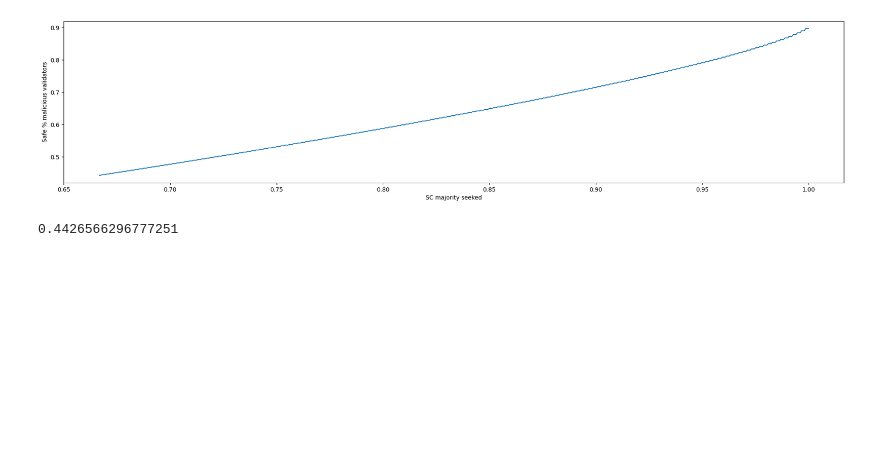
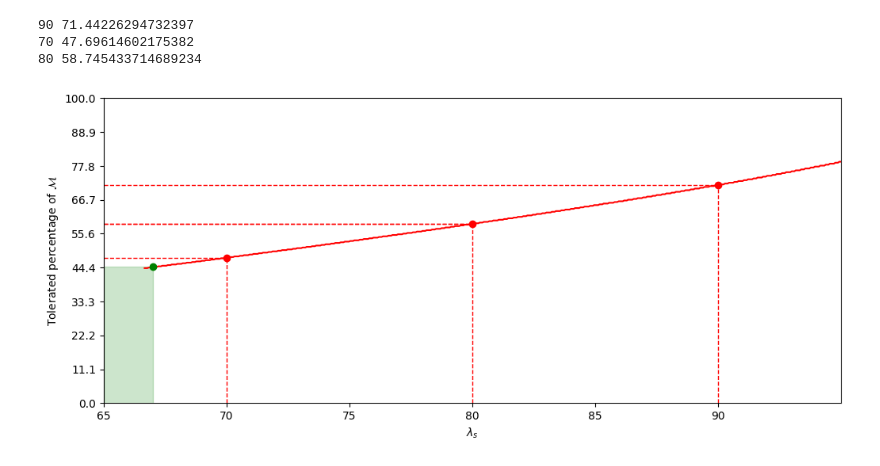
Before and after one commit to metacraft-labs/DendrETH, a Jupyter notebook: docs/long-range-syncing/notebooks/corruption.ipynb, the cells around one changed output. Cells and saved outputs as stored; diff of their text form; code cells hidden in the pictures; blank space fills up the shorter version.

```diff
--- a/docs/long-range-syncing/notebooks/corruption.ipynb
+++ b/docs/long-range-syncing/notebooks/corruption.ipynb
@@ -83,3 +101,10 @@ f()
 # %%
-xs = np.linspace(2/3, 1, 512)
-ys = [safe_percentage_malicious_validators(kp) for kp in xs]
+xs = np.linspace(2/3, .95, 512)
+ys = []
+count = 0
+for kp in xs:
+    value = 100 * safe_percentage_malicious_validators(kp)
+    ys.append(value)
+    count += 1
+    if count % 50 == 0:
+        print(f"count={count}")
@@ -86,13 +122,40 @@ ys = [safe_percentage_malicious_validators(kp) for kp in xs]
 # %%
-plt.figure(figsize=(24, 5))
-plt.plot(xs, ys)
-plt.xlabel('SC majority seeked')
-plt.ylabel('Safe % malicious validators')
-plt.savefig('majority-safemal.png')
-plt.show();
+
+def malicious_share_delta():
+
+    fig = plt.figure(figsize=(12, 5))
+    plt.plot(xs * 100, ys, c="red")
+    plt.xlabel('$\lambda_s}$')
+    plt.xlim(65, 95)  # Manually set x-axis to go from 65 to 100.
+    plt.ylim(0, 100)
+    plt.xticks(np.arange(65, 95, 5))
+    plt.ylabel('Tolerated percentage of $\mathcal{M}$')
+    plt.yticks(np.linspace(0, 100, 10))
+
+    # New points
+    for power in [90, 70, 80]:
+        y_value_at_power = ys[np.argmin(np.abs(xs * 100 - power))]  # find corresponding y-value at this power
+        plt.scatter(power, y_value_at_power, c='red', zorder=3)
+        plt.plot([power, power], [0, y_value_at_power], color='red', linestyle='--', linewidth=1)  # vertical line
+
+        # Add a horizontal line from each point to xmin (let's say 65 in this case)
+        plt.hlines(y=y_value_at_power, xmin=65, xmax=power, color='red', linestyle='--', linewidth=1, zorder=2)
+        print(power, y_value_at_power)
+
+    y_67 = ys[np.argmin(np.abs(xs *100 - 67))]
+    plt.scatter(67, y_67, c='green', zorder=3)
+    plt.hlines(y=y_value_at_power, xmin=65, xmax=power, color='red', linestyle='--', linewidth=1, zorder=2)
+    plt.fill_between([65, 67], -5, y_67, color='green', alpha=0.2)
+    #plt.title('Tolerated percentage of $\mathcal{M}$ as a function of $\lambda_s$')
+
+
+    plt.show();
+    return fig
+
+fig_2 = malicious_share_delta()
+fig_2.savefig('../assets/majority-safemal.png')
 # %% [output]
+90 71.44226294732397
+70 47.69614602175382
+80 58.745433714689234
-[figure, old version]
+[figure, new version]
-# %%
-safe_percentage_malicious_validators(2/3)
-# %% [output]
-0.4426566296777251
```
Also changed, not shown: parts of 2 cells of this notebook, 12 other files.
